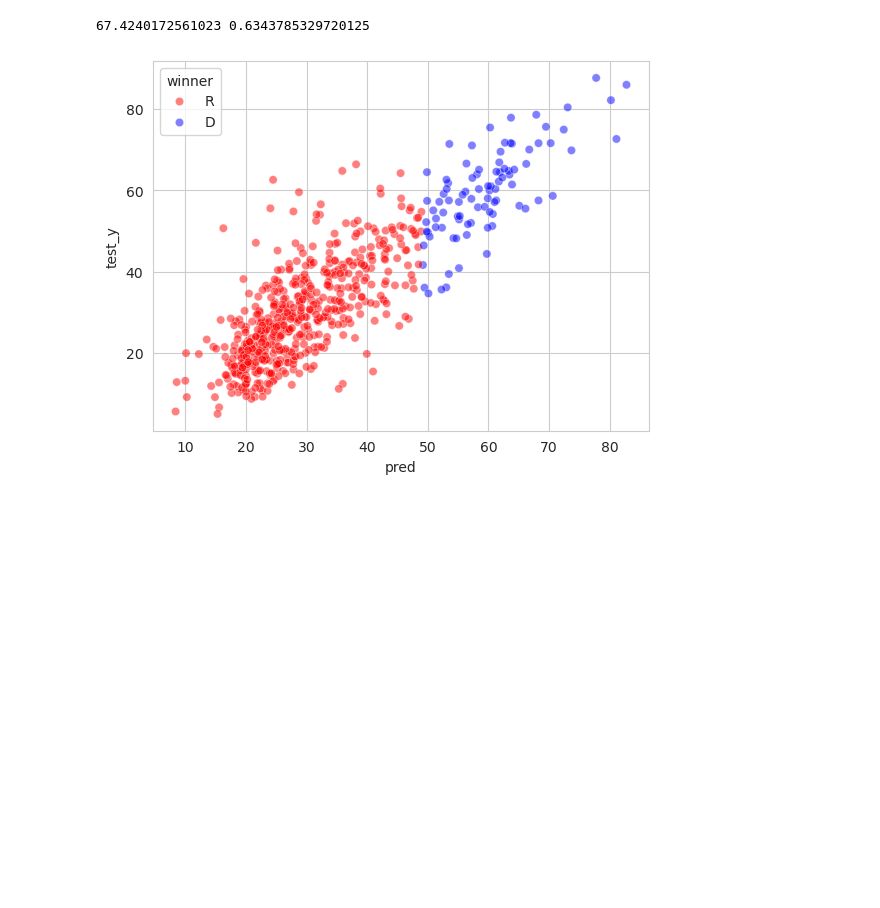
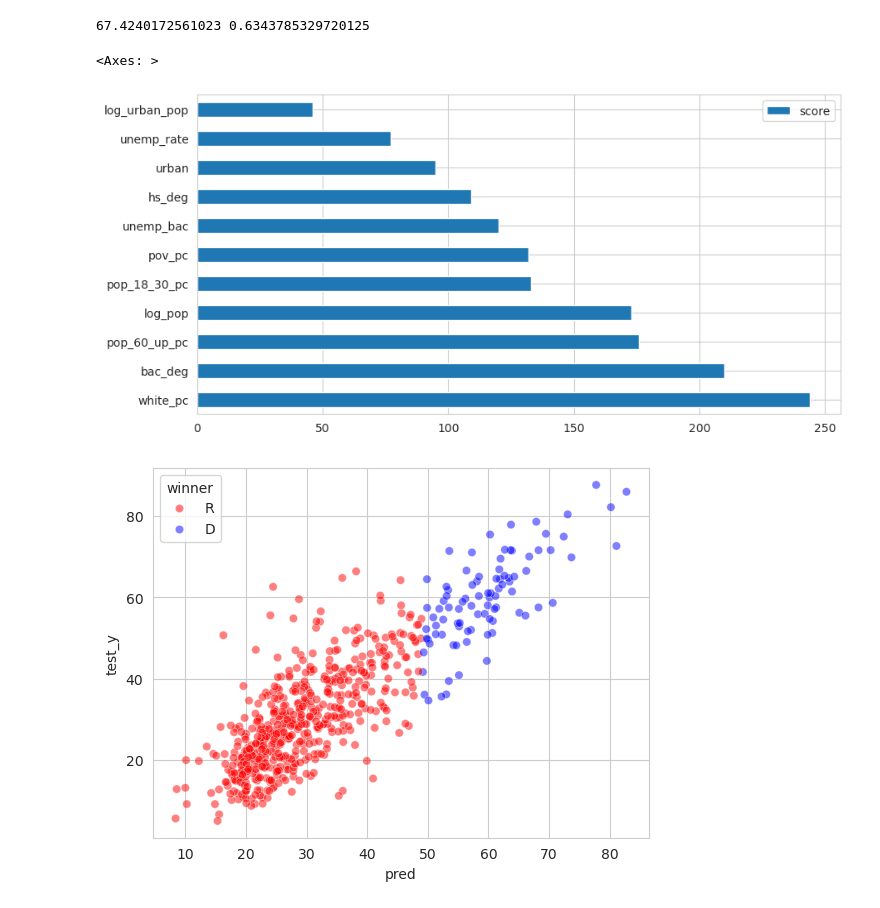
Before and after one commit to srijanrodo/erdos_ds_project, a Jupyter notebook: xgboost.ipynb, the cells around one changed output. Cells and saved outputs as stored; diff of their text form; code cells hidden in the pictures; blank space fills up the shorter version.

Commit message:
Added feature importance data

```diff
--- a/xgboost.ipynb
+++ b/xgboost.ipynb
@@ -76,7 +76,7 @@ print(mse,r2_sc)
 #Final Run After Model Selection
 
 xgb=xgboost.XGBRegressor(n_estimators=107,max_depth=4,learning_rate=0.1)
-xgb.fit(agg_train[features].values,agg_train['democrat'])
+xgb.fit(agg_train[features],agg_train['democrat'])
 pred=xgb.predict(agg_test[features].values)
 mse = mean_squared_error(pred, agg_test[target])
 r2_sc = r2_score(pred,agg_test[target])
@@ -83,3 +85,13 @@ r2_sc = r2_score(pred,agg_test[target])
+# %%
+feature_important = xgb.get_booster().get_score(importance_type='weight')
+keys = list(feature_important.keys())
+values = list(feature_important.values())
+
+data = pd.DataFrame(data=values, index=keys, columns=["score"]).sort_values(by = "score", ascending=False)
+data.nlargest(40, columns="score").plot(kind='barh', figsize = (10,5))
+# %% [output]
+<Axes: >
+[figure, added]
 # %%
 #Example chart
 pred=pd.DataFrame({'pred':xgb.predict(agg_test[features].values),'test_y':agg_test['democrat'].values,'winner':agg_test['winner'].values})
```
Also changed, not shown: parts of 1 cell of this notebook, 2 other files.
